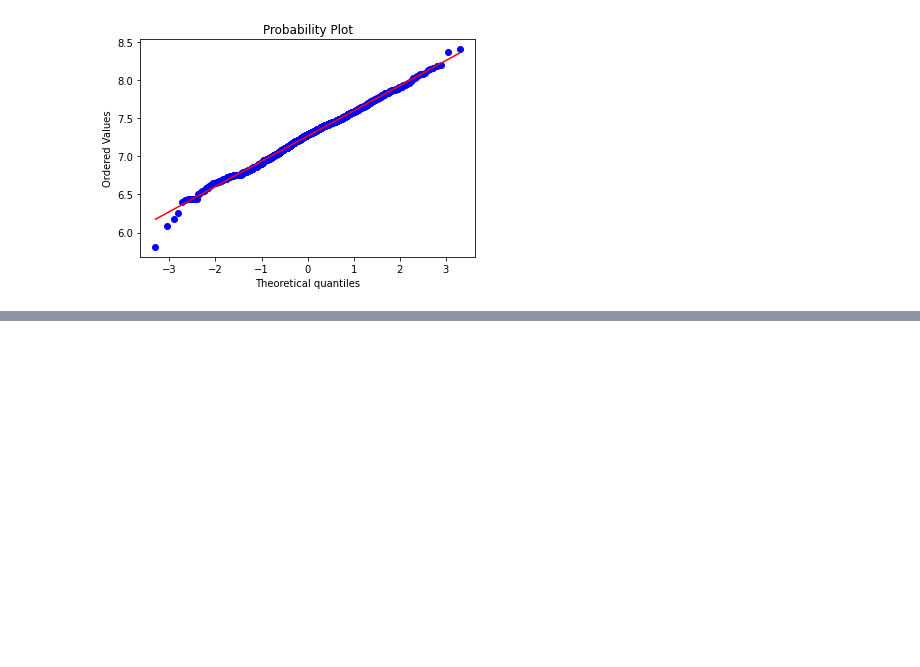
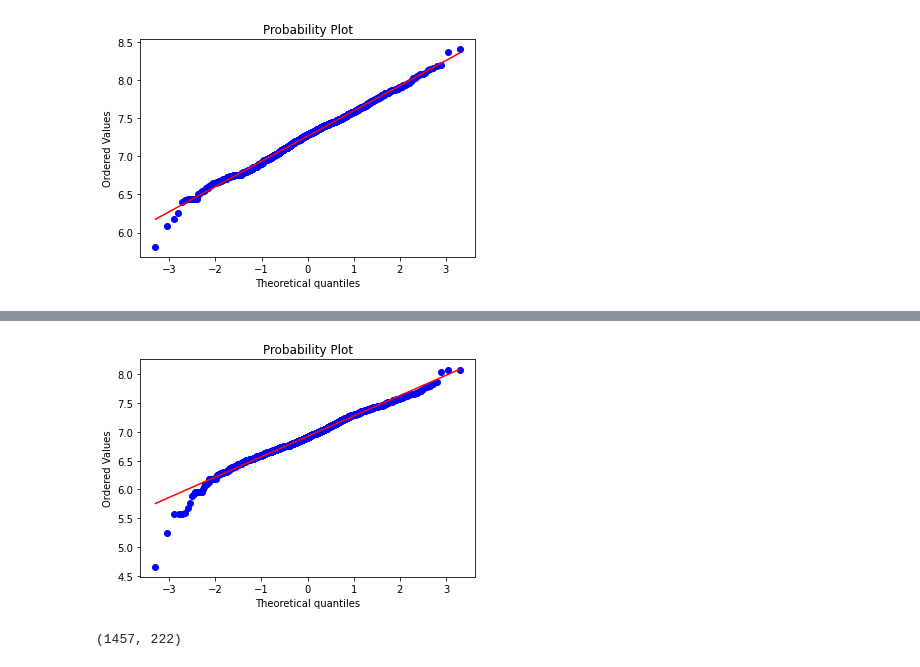
Before and after one commit to bhavnish97/DataScience-Concepts, a Jupyter notebook: DataAnalysis_HousePriceData.ipynb, the cells around one changed output, grey strips where cells are left out. Cells and saved outputs as stored; diff of their text form; code cells hidden in the pictures; blank space fills up the shorter version.

```diff
--- a/DataAnalysis_HousePriceData.ipynb
+++ b/DataAnalysis_HousePriceData.ipynb
@@ -471,0 +496,4 @@ stats.probplot(df['GrLivArea'], plot=plt);
+# %%
+stats.probplot(df[df['TotalBsmtSF']>0]['TotalBsmtSF'], plot=plt);
+# %% [output]
+[figure, added]
@@ -471,0 +503,4 @@ stats.probplot(df['GrLivArea'], plot=plt);
+# %%
+df.shape
+# %% [output]
+(1457, 222)
```
Also changed, not shown: parts of 9 cells of this notebook.
